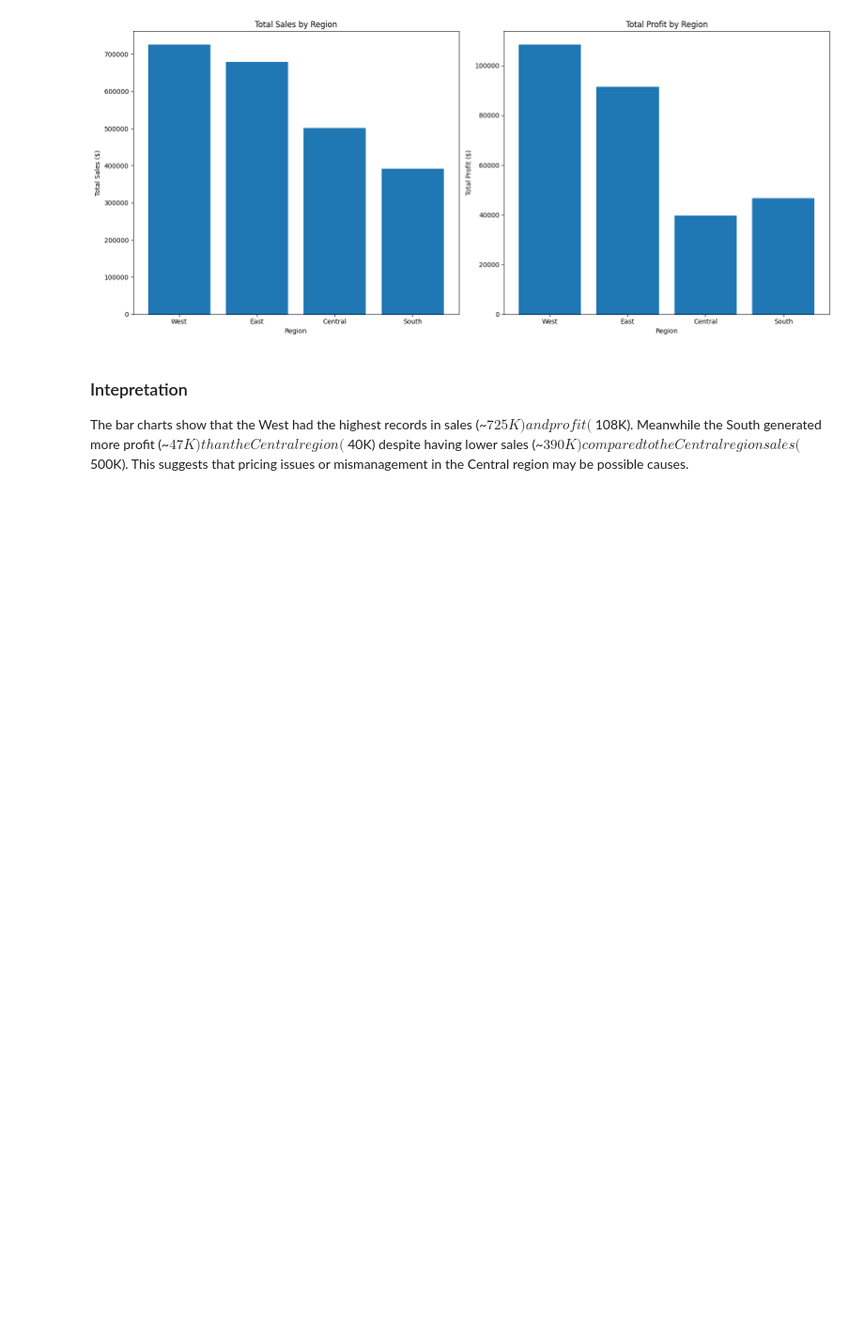
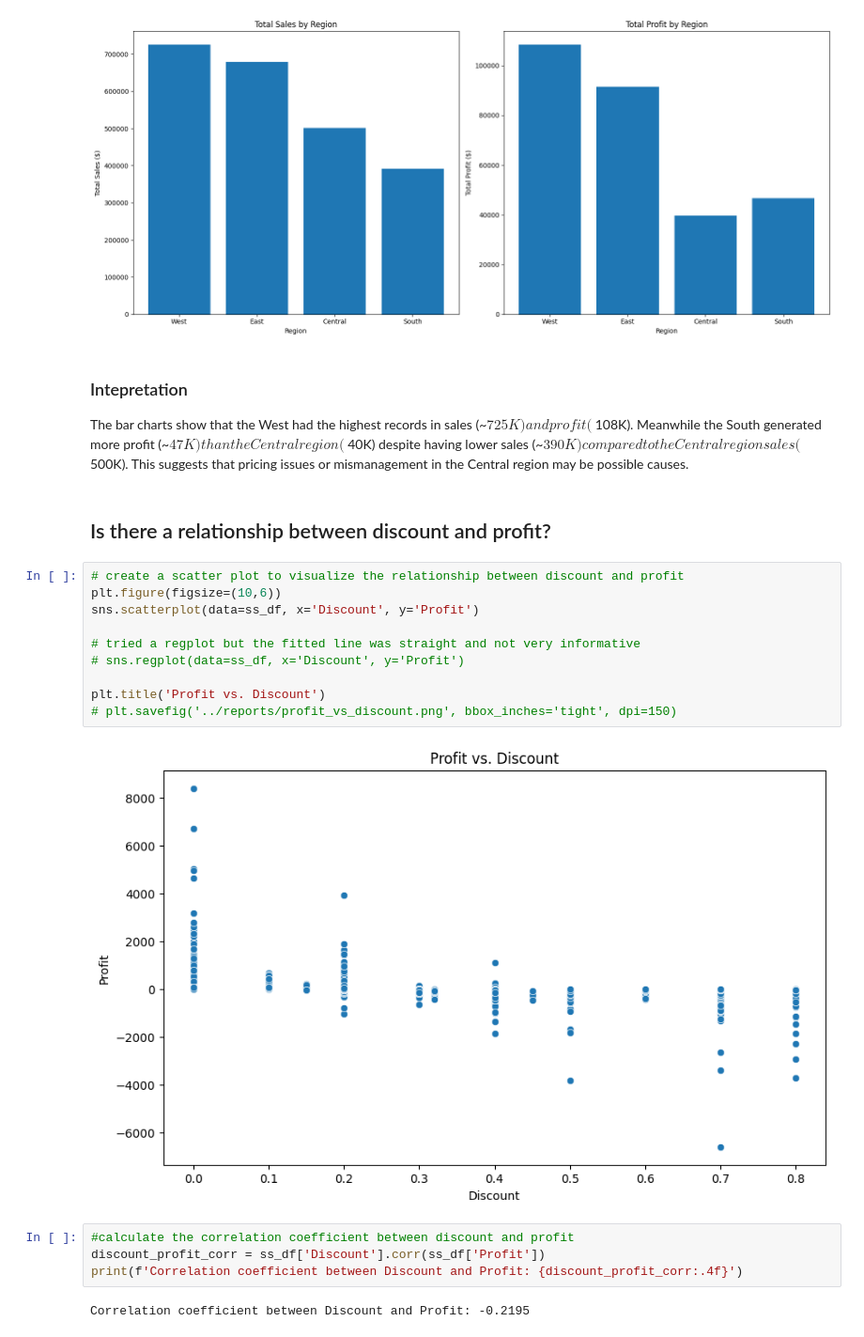
Before and after one commit to tracyruth777/eda-retail-sales, a Jupyter notebook: notebooks/01_data_exploration.ipynb, the cells around one changed output. Shown at 94% size. Saved outputs shown, nothing was run; the diff lists cells and outputs as text; blank space fills up the shorter version.

Commit message:
Add discount-profit analysis, visualisation, hypothesis testing and edit headings

```diff
--- a/notebooks/01_data_exploration.ipynb
+++ b/notebooks/01_data_exploration.ipynb
@@ -225,3 +225,23 @@ plt.savefig('../reports/sales_and_profit_by_region.png', bbox_inches='tight', dp
 # %% [markdown]
 ### Intepretation
 The bar charts show that the West had the highest records in sales (~$725K) and profit (~$108K). Meanwhile the South generated more profit (~$47K) than the Central region (~$40K) despite having lower sales (~$390K) compared to the Central region sales (~$500K). This suggests that pricing issues or mismanagement in the Central region may be possible causes.
+# %% [markdown]
+## Is there a relationship between discount and profit?
+# %%
+# create a scatter plot to visualize the relationship between discount and profit
+plt.figure(figsize=(10,6))
+sns.scatterplot(data=ss_df, x='Discount', y='Profit')
+
+# tried a regplot but the fitted line was straight and not very informative
+# sns.regplot(data=ss_df, x='Discount', y='Profit')
+
+plt.title('Profit vs. Discount')
+# plt.savefig('../reports/profit_vs_discount.png', bbox_inches='tight', dpi=150)
+# %% [output]
+[figure, added]
+# %%
+#calculate the correlation coefficient between discount and profit
+discount_profit_corr = ss_df['Discount'].corr(ss_df['Profit'])
+print(f'Correlation coefficient between Discount and Profit: {discount_profit_corr:.4f}')
+# %% [output]
+Correlation coefficient between Discount and Profit: -0.2195
```
Also changed, not shown: parts of 9 cells of this notebook, 1 other file.
